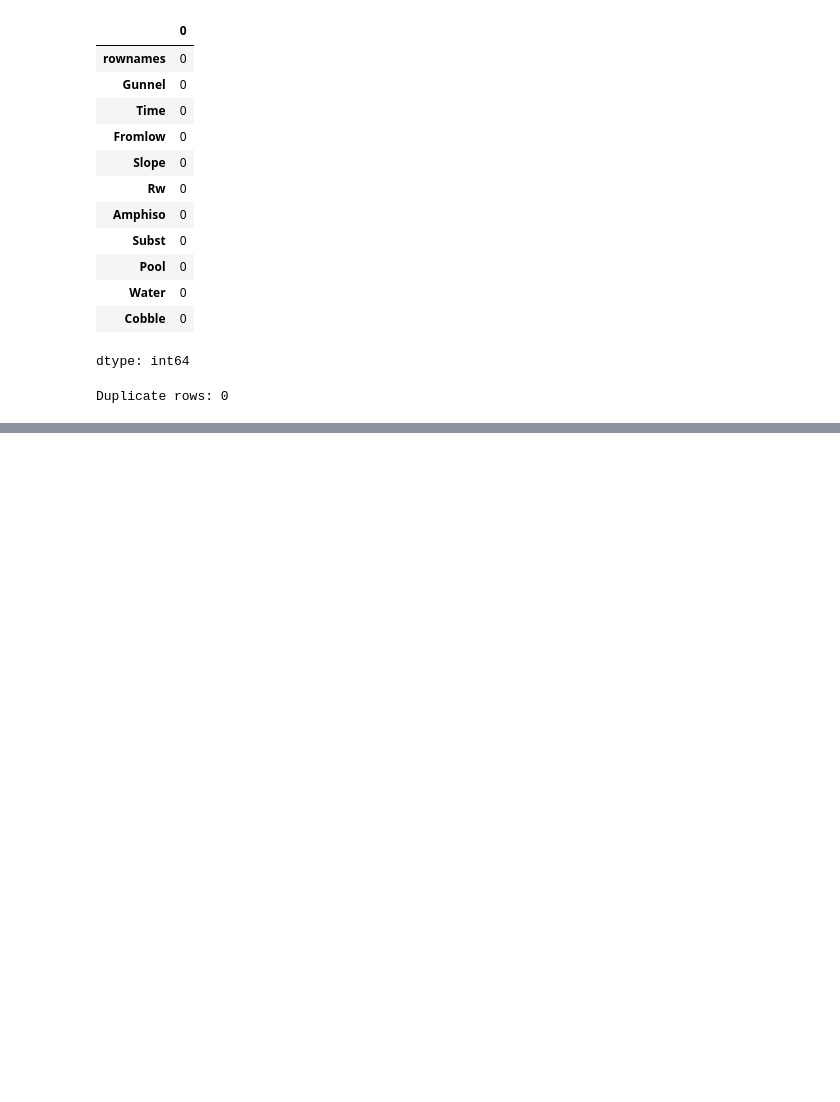
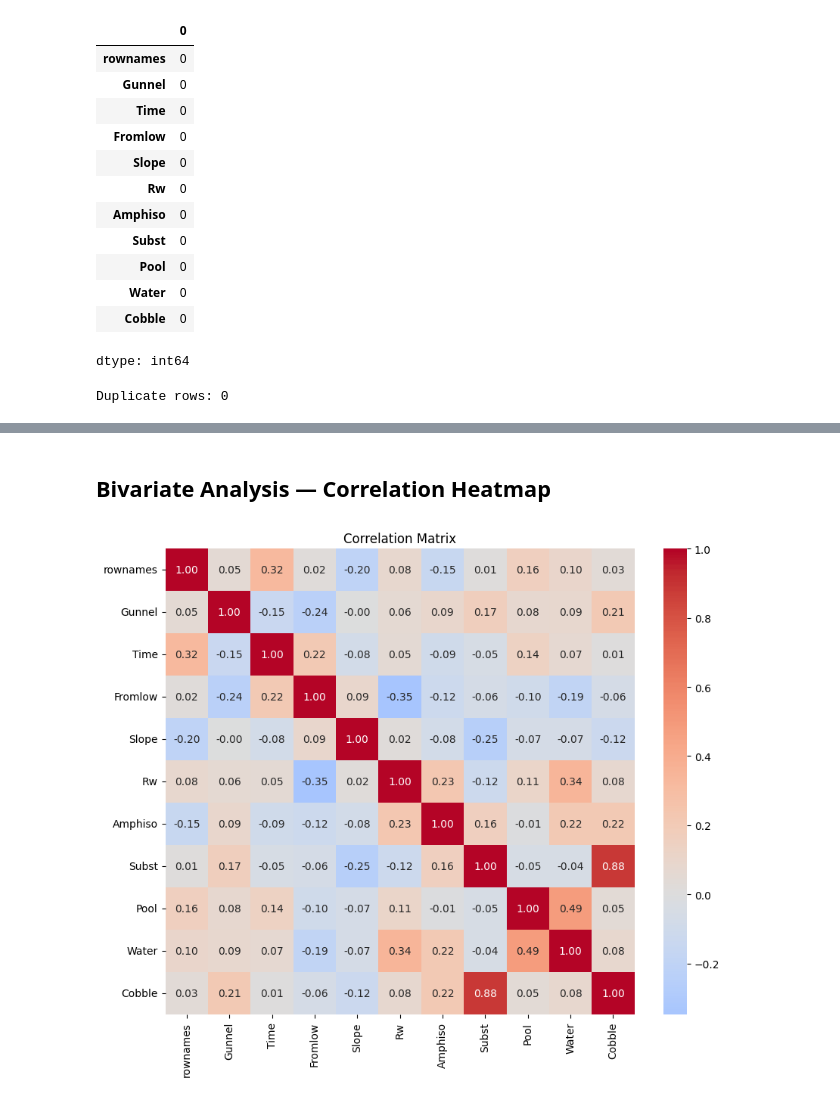
Before and after one commit to Naman397/Exploratory_Data_Analysis, a Jupyter notebook: 22BDS0021.ipynb, the cells around one changed output, grey strips where cells are left out. Cells and saved outputs as stored; diff of their text form; code cells hidden in the pictures; blank space fills up the shorter version.

```diff
--- a/22BDS0021.ipynb
+++ b/22BDS0021.ipynb
@@ -77,0 +80,15 @@ df.describe()
+# %%
+# Cell 6
+obj_cols = df.select_dtypes(include='object').columns.tolist()
+print("Object columns:", obj_cols)
+
+for c in obj_cols:
+    try:
+        df[c + "_numeric_try"] = pd.to_numeric(df[c].str.replace(',',''), errors='coerce')
+    except Exception:
+        pass
+
+converted = [c for c in df.columns if c.endswith("_numeric_try")]
+if converted:
+    display(df[converted].head())
+    df.drop(columns=converted, inplace=True)
@@ -77,0 +160,12 @@ df.describe()
+# %% [markdown]
+## Bivariate Analysis — Correlation Heatmap
+# %%
+# Cell 11
+if len(num_cols) >= 2:
+    corr = df[num_cols].corr()
+    plt.figure(figsize=(10,8))
+    sns.heatmap(corr, annot=True, fmt=".2f", cmap='coolwarm', center=0)
+    plt.title("Correlation Matrix")
+    plt.show()
+# %% [output]
+[figure, added]
```
Also changed, not shown: parts of 13 cells of this notebook.
